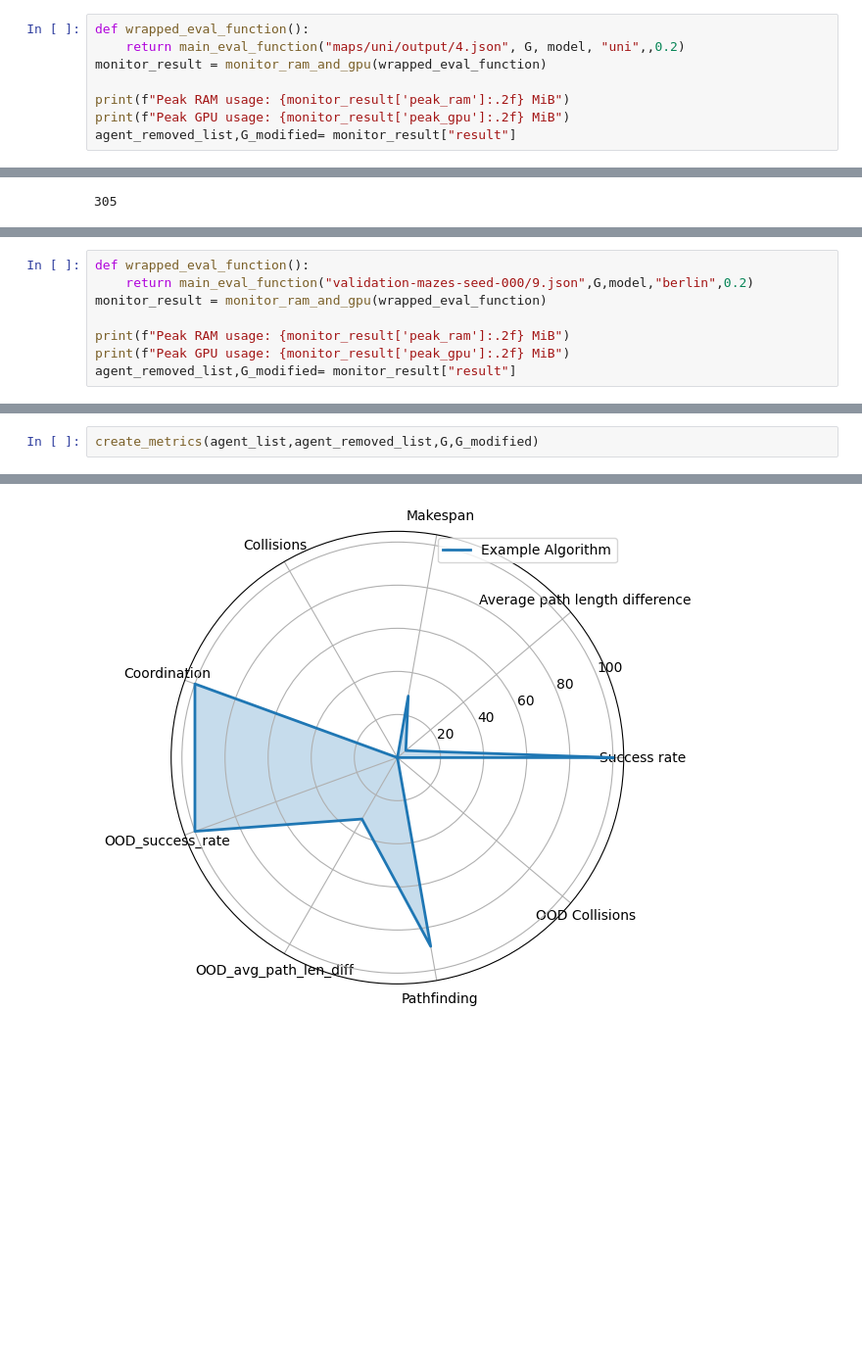
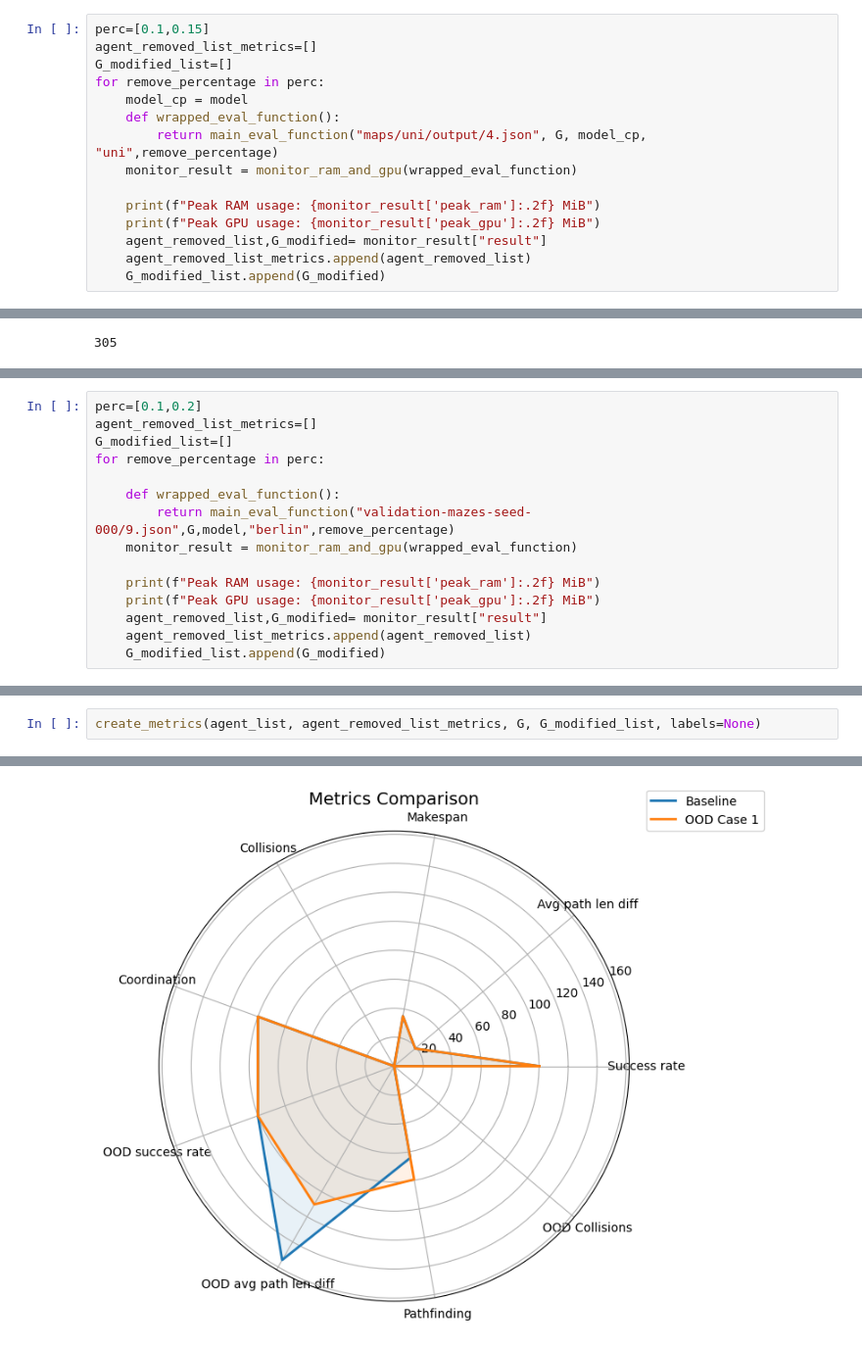
Before and after one commit to nicolazilio0/HERD, a Jupyter notebook: new_hebbian.ipynb, the cells around one changed output, grey strips where cells are left out. Shown: that part at 98% size. Cells and saved outputs as stored; diff of their text form; blank space fills up the shorter version.

```diff
--- a/new_hebbian.ipynb
+++ b/new_hebbian.ipynb
@@ -1001,11 +885,18 @@ Peak GPU usage: 853.82 MiB
 # %%
-def wrapped_eval_function():
-    return main_eval_function("maps/uni/output/4.json", G, model, "uni",,0.2)
-monitor_result = monitor_ram_and_gpu(wrapped_eval_function)
+perc=[0.1,0.15]
+agent_removed_list_metrics=[]
+G_modified_list=[]
+for remove_percentage in perc:
+    model_cp = model
+    def wrapped_eval_function():
+        return main_eval_function("maps/uni/output/4.json", G, model_cp, "uni",remove_percentage)
+    monitor_result = monitor_ram_and_gpu(wrapped_eval_function)
 
-print(f"Peak RAM usage: {monitor_result['peak_ram']:.2f} MiB")
-print(f"Peak GPU usage: {monitor_result['peak_gpu']:.2f} MiB")
-agent_removed_list,G_modified= monitor_result["result"]
+    print(f"Peak RAM usage: {monitor_result['peak_ram']:.2f} MiB")
+    print(f"Peak GPU usage: {monitor_result['peak_gpu']:.2f} MiB")
+    agent_removed_list,G_modified= monitor_result["result"]
+    agent_removed_list_metrics.append(agent_removed_list)
+    G_modified_list.append(G_modified)
 # %% [output]
 agent: 0
 [708, 706, 703, 699, 696, 693, 688, 685, 683, 680, 677, 672, 669, 666, 662, 659, 656, 653, 650, 647, 631, 630, 629, 628, 627, 626, 624, 622, 620, 618, 616, 614, 612, 610, 608, 606, 604, 602, 600, 598, ...
@@ -1084,11 +996,18 @@ Peak GPU usage: 865.82 MiB
 # %%
-def wrapped_eval_function():
-    return main_eval_function("validation-mazes-seed-000/9.json",G,model,"berlin",0.2)
-monitor_result = monitor_ram_and_gpu(wrapped_eval_function)
+perc=[0.1,0.2]
+agent_removed_list_metrics=[]
+G_modified_list=[]
+for remove_percentage in perc:
 
-print(f"Peak RAM usage: {monitor_result['peak_ram']:.2f} MiB")
-print(f"Peak GPU usage: {monitor_result['peak_gpu']:.2f} MiB")
-agent_removed_list,G_modified= monitor_result["result"]
+    def wrapped_eval_function():
+        return main_eval_function("validation-mazes-seed-000/9.json",G,model,"berlin",remove_percentage)
+    monitor_result = monitor_ram_and_gpu(wrapped_eval_function)
+
+    print(f"Peak RAM usage: {monitor_result['peak_ram']:.2f} MiB")
+    print(f"Peak GPU usage: {monitor_result['peak_gpu']:.2f} MiB")
+    agent_removed_list,G_modified= monitor_result["result"]
+    agent_removed_list_metrics.append(agent_removed_list)
+    G_modified_list.append(G_modified)
 # %% [output]
 agent: 0
 [69, 70, 71, 72, 73, 74, 75, 76, 77]
@@ -1118,4 +1062,4 @@ Peak GPU usage: 865.82 MiB
 # %%
-create_metrics(agent_list,agent_removed_list,G,G_modified)
+create_metrics(agent_list, agent_removed_list_metrics, G, G_modified_list, labels=None)
 # %% [output]
 Success rate: 1.0
@@ -1129,3 +1081,3 @@ Pathfinding: 0.8892857142857143
 OOD collisions: 0
-[figure, old version]
+[figure, new version]
 # %%
```
Also changed, not shown: parts of 17 cells of this notebook, 1 other file.
